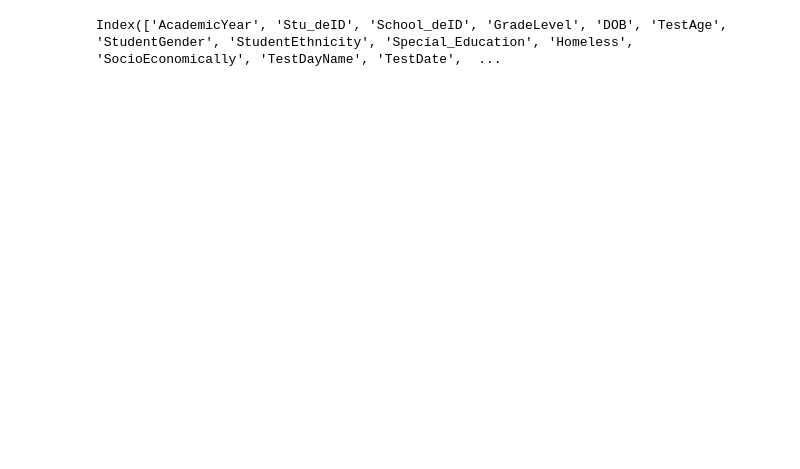
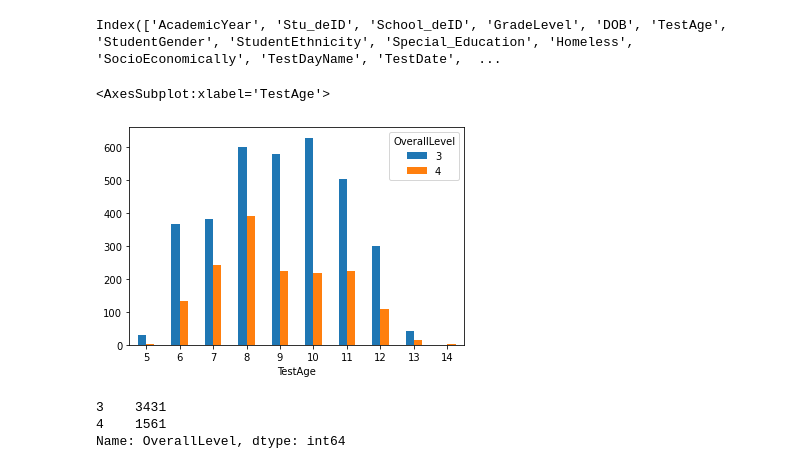
Before and after one commit to Oscar-Gil-Data/ADS-599B, a Jupyter notebook: Code Library Folder/2_EDA.ipynb, the cells around one changed output. Cells and saved outputs as stored; diff of their text form; code cells hidden in the pictures; blank space fills up the shorter version.

```diff
--- a/Code Library Folder/2_EDA.ipynb
+++ b/Code Library Folder/2_EDA.ipynb
@@ -207,3 +207,14 @@ sns.scatterplot(data=df.query("Special_Education == 'N'"), x="OverallScoreStd",
 df.columns
 # %% [output]
 Index(['AcademicYear', 'Stu_deID', 'School_deID', 'GradeLevel', 'DOB', 'TestAge', 'StudentGender', 'StudentEthnicity', 'Special_Education', 'Homeless', 'SocioEconomically', 'TestDayName', 'TestDate',  ...
+# %%
+pd.crosstab(round(df.TestAge).astype(int), df.query("OverallLevel == 3 | OverallLevel == 4").OverallLevel).plot.bar(rot=0)
+# %% [output]
+<AxesSubplot:xlabel='TestAge'>
+[figure, added]
+# %%
+df.query("OverallLevel == 3 | OverallLevel == 4").OverallLevel.value_counts()
+# %% [output]
+3    3431
+4    1561
+Name: OverallLevel, dtype: int64
```
Also changed, not shown: parts of 11 cells of this notebook.
